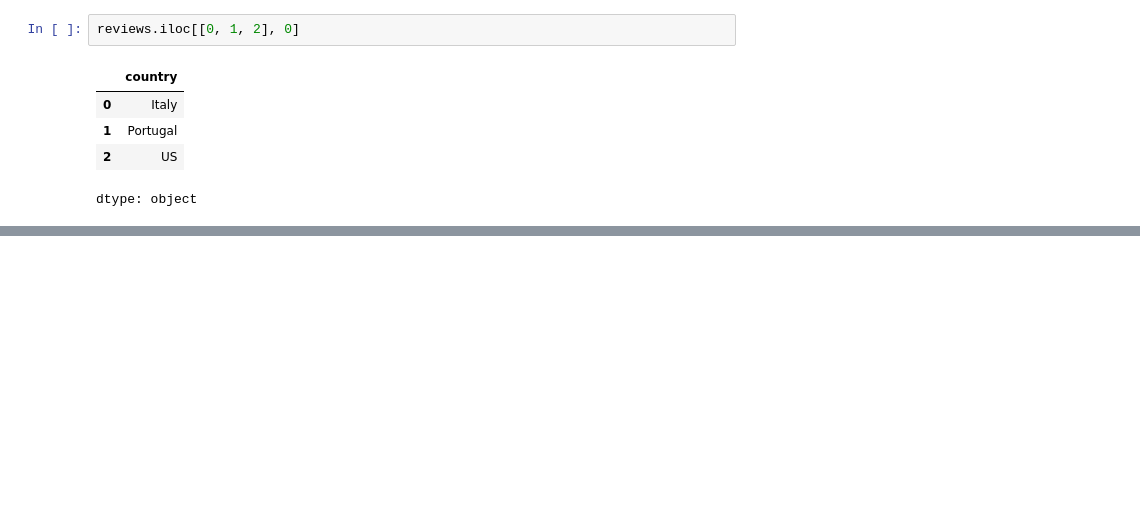
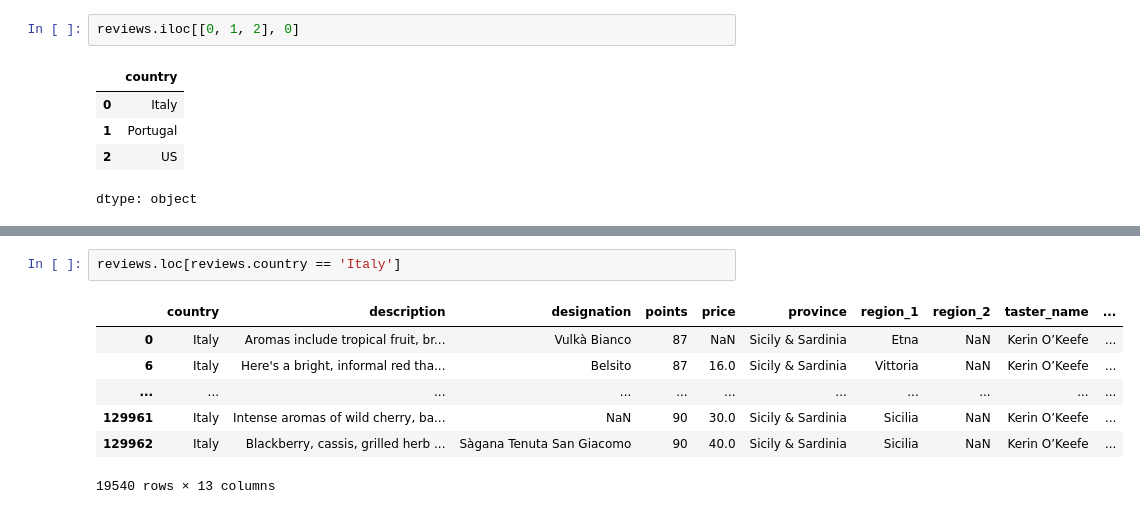
Before and after one commit to GTD2401-ACD-GA-AD25/03-pandas-ricardo-qm, a Jupyter notebook: 02. IndSelAss.ipynb, the cells around one changed output, grey strips where cells are left out. Drawn from its saved outputs; the diff is of its cells as text; blank space fills up the shorter version.

```diff
--- a/02. IndSelAss.ipynb
+++ b/02. IndSelAss.ipynb
@@ -138,0 +206,10 @@ reviews.iloc[-5:]
+# %%
+reviews.loc[reviews.country == 'Italy']
+# %% [output]
+|  | country | description | designation | points | price | province | region_1 | region_2 | taster_name | ... |
+| 0 | Italy | Aromas include tropical fruit, br... | Vulkà Bianco | 87 | NaN | Sicily & Sardinia | Etna | NaN | Kerin O’Keefe | ... |
+| 6 | Italy | Here's a bright, informal red tha... | Belsito | 87 | 16.0 | Sicily & Sardinia | Vittoria | NaN | Kerin O’Keefe | ... |
+| ... | ... | ... | ... | ... | ... | ... | ... | ... | ... | ... |
+| 129961 | Italy | Intense aromas of wild cherry, ba... | NaN | 90 | 30.0 | Sicily & Sardinia | Sicilia | NaN | Kerin O’Keefe | ... |
+| 129962 | Italy | Blackberry, cassis, grilled herb ... | Sàgana Tenuta San Giacomo | 90 | 40.0 | Sicily & Sardinia | Sicilia | NaN | Kerin O’Keefe | ... |
+19540 rows × 13 columns
```
Also changed, not shown: parts of 8 cells of this notebook.
